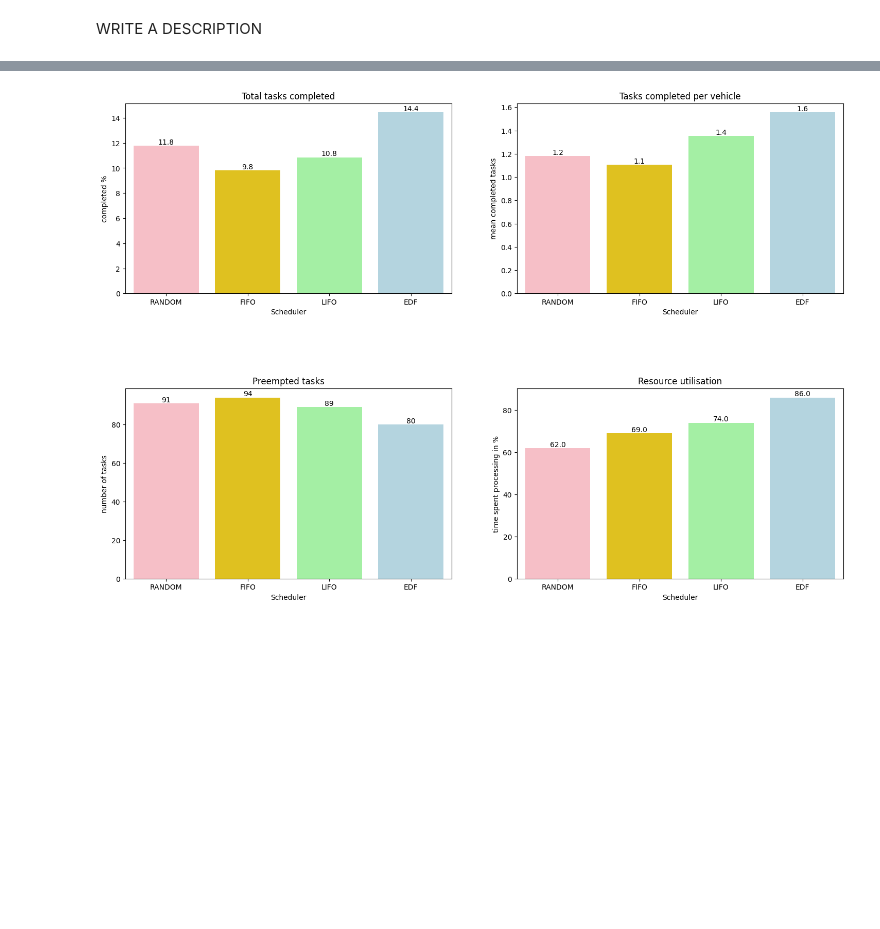
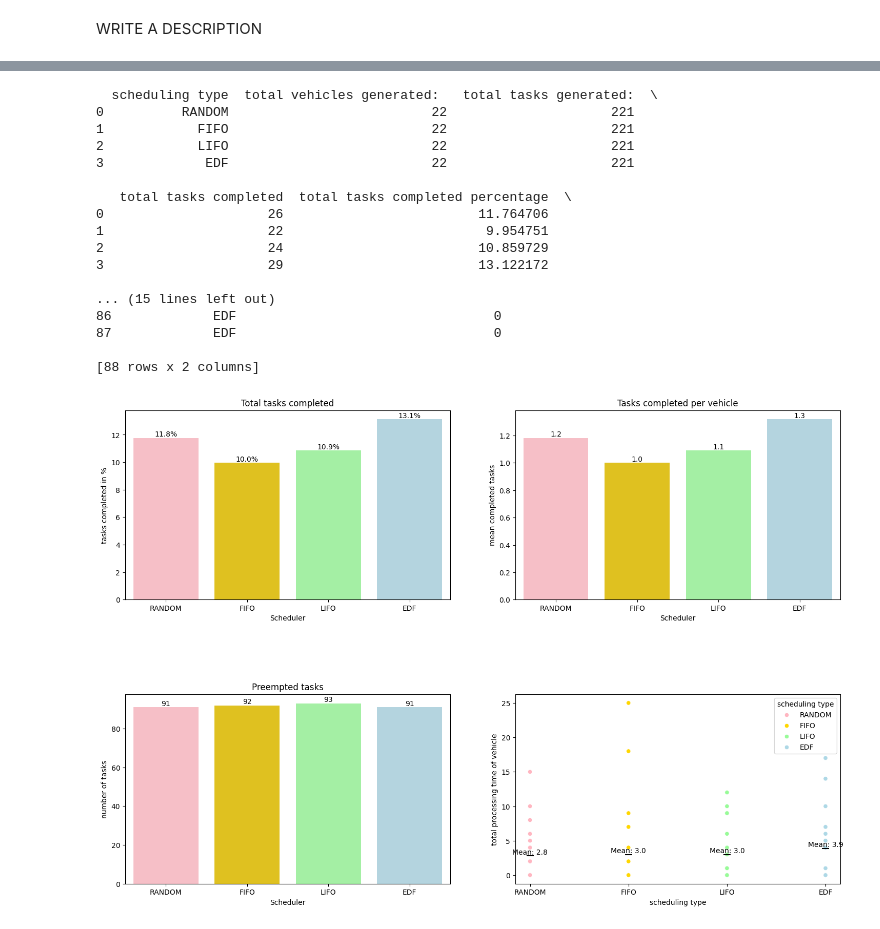
Before and after one commit to ank-ai/virtual_edge, a Jupyter notebook: code/SimPy/(4)newSchedulerSimpy.ipynb, the cells around one changed output, grey strips where cells are left out. Drawn from its saved outputs; the diff is of its cells as text; code cells hidden in the pictures; blank space fills up the shorter version.

Commit message:
Added scatter plot with mean
next step: validate simulations and charts

```diff
--- a/code/SimPy/(4)newSchedulerSimpy.ipynb
+++ b/code/SimPy/(4)newSchedulerSimpy.ipynb
@@ -372,46 +398,67 @@ Task 138 completed at 99
 # Create subplots
 fig, axes = plt.subplots(2, 2, figsize=(18, 12))
 plt.subplots_adjust(hspace=0.5)
 
 # Define pastel colors
 pastel_colors = ['#FFB6C1', '#FFD700', '#98FB98', '#ADD8E6']
 
 # Plot 1
-sns.barplot(x=scheduling_type, y=total_tasks_completed_ratio, ax=axes[0, 0], hue=scheduling_type, palette=pastel_colors)
+sns.barplot(x=scheduling_type, y=simulation_data['total tasks completed percentage'], ax=axes[0, 0], hue=scheduling_type, palette=pastel_colors)
 axes[0, 0].set_title('Total tasks completed')
 axes[0, 0].set_xlabel('Scheduler')
-axes[0, 0].set_ylabel('completed %')
+axes[0, 0].set_ylabel('tasks completed in %')
 
 # Plot 2
-sns.barplot(x=scheduling_type, y=vehicle_tasks_completed_ratio, ax=axes[0, 1], hue=scheduling_type, palette=pastel_colors)
+sns.barplot(x=scheduling_type, y=simulation_data['avg. tasks completed per vehicle'], ax=axes[0, 1], hue=scheduling_type, palette=pastel_colors)
 axes[0, 1].set_title('Tasks completed per vehicle')
 axes[0, 1].set_xlabel('Scheduler')
 axes[0, 1].set_ylabel('mean completed tasks')
 
 # Plot 3
-sns.barplot(x=scheduling_type, y=tasks_begun_vs_dropped, ax=axes[1, 0], hue=scheduling_type, palette=pastel_colors)
+sns.barplot(x=scheduling_type, y=simulation_data['tasks dropped percentage'], ax=axes[1, 0], hue=scheduling_type, palette=pastel_colors)
 axes[1, 0].set_title('Preempted tasks')
 axes[1, 0].set_xlabel('Scheduler')
 axes[1, 0].set_ylabel('number of tasks')
 
-# Plot 4
-sns.barplot(x=scheduling_type, y=processing_time_vs_simtime, ax=axes[1, 1], hue=scheduling_type, palette=pastel_colors)
-axes[1, 1].set_title('Resource utilisation')
-axes[1, 1].set_xlabel('Scheduler')
-axes[1, 1].set_ylabel('time spent processing in %')
+# plot 4
+sns.scatterplot(data=processing_time, x='scheduling type', y='total processing time of vehicle', ax=axes[1, 1],hue = 'scheduling type', palette=pastel_colors)
 
-for index, value in enumerate(total_tasks_completed_ratio):
-    axes[0, 0].text(index, value, str(round(value,1)), ha='center', va='bottom')
+#labeling the plots
+for index, value in enumerate(simulation_data['total tasks completed percentage']):
+    axes[0, 0].text(index, value, f"{round(value,1)}%", ha='center', va='bottom')
 
-for index, value in enumerate(vehicle_tasks_completed_ratio):
+for index, value in enumerate(simulation_data['avg. tasks completed per vehicle']):
     axes[0, 1].text(index, value, str(round(value,1)), ha='center', va='bottom')
 
-for index, value in enumerate(tasks_begun_vs_dropped):
+for index, value in enumerate(simulation_data['tasks dropped percentage']):
     axes[1, 0].text(index, value, str(value), ha='center', va='bottom')
 
-for index, value in enumerate(processing_time_vs_simtime):
-    axes[1, 1].text(index, value, str(value), ha='center', va='bottom')
+    # Add mean as separate points
+for index, row in mean_processing_time.iterrows():
+    mean = row['mean']
+    total = row['sum']
+    axes[1, 1].scatter(row['scheduling type'], mean, color='black', marker='_', s=100)
+    axes[1, 1].text(row['scheduling type'], mean, f'Mean: {mean}', ha='center', va='bottom')
 
+print(simulation_data)
+print(processing_time)
 plt.show()
 # %% [output]
+  scheduling type  total vehicles generated:   total tasks generated:  \
+0          RANDOM                          22                     221
+1            FIFO                          22                     221
+2            LIFO                          22                     221
+3             EDF                          22                     221
+
+   total tasks completed  total tasks completed percentage  \
+0                     26                         11.764706
+1                     22                          9.954751
+2                     24                         10.859729
+3                     29                         13.122172
+
+... (15 lines left out)
+86             EDF                                 0
+87             EDF                                 0
+
+[88 rows x 2 columns]
-[figure, old version]
+[figure, new version]
```
Also changed, not shown: parts of 4 cells of this notebook.
